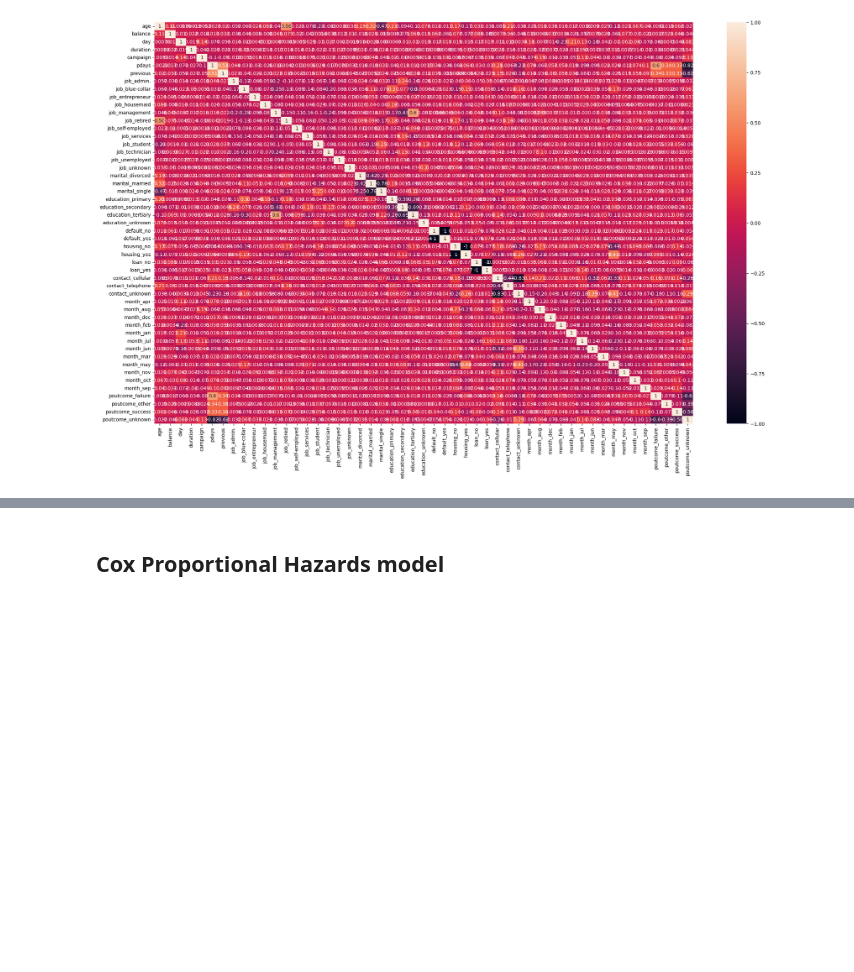
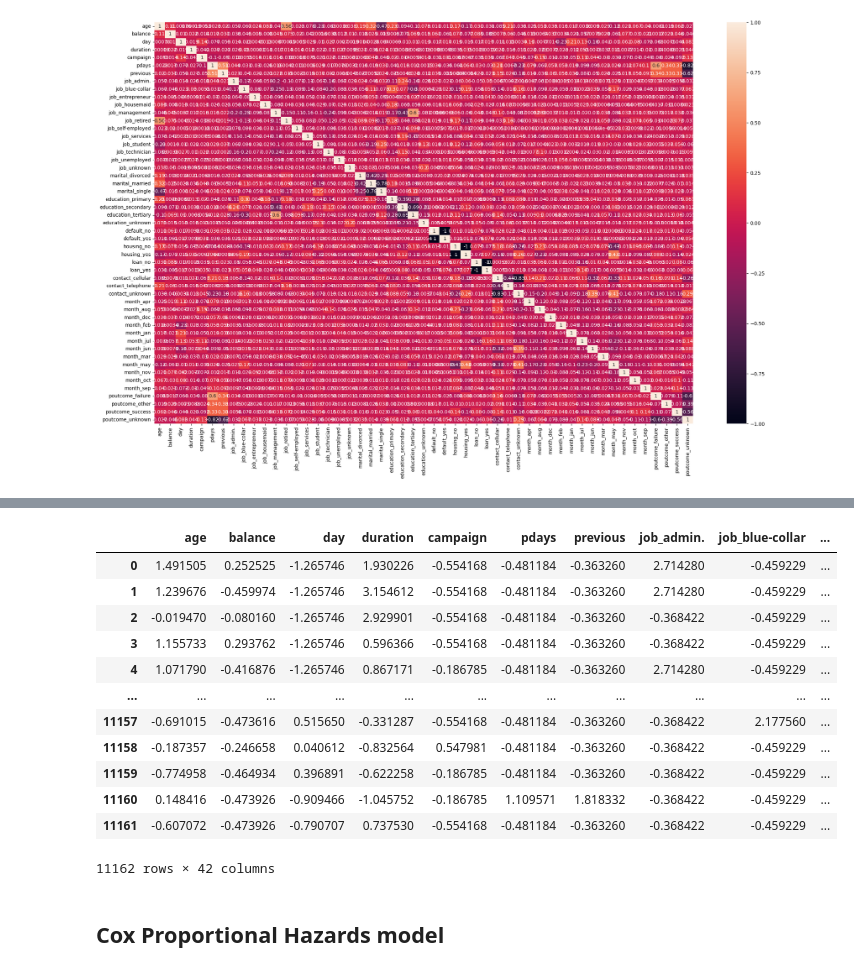
Before and after one commit to av1kav/jupyter-notebooks, a Jupyter notebook: SurvivalTimeAnalysis.ipynb, the cells around one changed output, grey strips where cells are left out. Drawn from its saved outputs; the diff is of its cells as text; code cells hidden in the pictures; blank space fills up the shorter version.

```diff
--- a/SurvivalTimeAnalysis.ipynb
+++ b/SurvivalTimeAnalysis.ipynb
@@ -88,4 +171,22 @@ sns.heatmap(cm2, xticklabels=cm2.columns, yticklabels=cm2.columns, annot=True)
 # %%
 # Scale predictors
+z_score_norm = preprocessing.StandardScaler()
+predictor_df_normalized = z_score_norm.fit_transform(predictors_df_nocorr)
+predictor_df_normalized = pd.DataFrame(predictor_df_normalized, columns = predictors_df_nocorr.columns)
+predictor_df_normalized
+# %% [output]
+|  | age | balance | day | duration | campaign | pdays | previous | job_admin. | job_blue-collar | ... |
+| 0 | 1.491505 | 0.252525 | -1.265746 | 1.930226 | -0.554168 | -0.481184 | -0.363260 | 2.714280 | -0.459229 | ... |
+| 1 | 1.239676 | -0.459974 | -1.265746 | 3.154612 | -0.554168 | -0.481184 | -0.363260 | 2.714280 | -0.459229 | ... |
+| 2 | -0.019470 | -0.080160 | -1.265746 | 2.929901 | -0.554168 | -0.481184 | -0.363260 | -0.368422 | -0.459229 | ... |
+| 3 | 1.155733 | 0.293762 | -1.265746 | 0.596366 | -0.554168 | -0.481184 | -0.363260 | -0.368422 | -0.459229 | ... |
+| 4 | 1.071790 | -0.416876 | -1.265746 | 0.867171 | -0.186785 | -0.481184 | -0.363260 | 2.714280 | -0.459229 | ... |
+| ... | ... | ... | ... | ... | ... | ... | ... | ... | ... | ... |
+| 11157 | -0.691015 | -0.473616 | 0.515650 | -0.331287 | -0.554168 | -0.481184 | -0.363260 | -0.368422 | 2.177560 | ... |
+| 11158 | -0.187357 | -0.246658 | 0.040612 | -0.832564 | 0.547981 | -0.481184 | -0.363260 | -0.368422 | -0.459229 | ... |
+| 11159 | -0.774958 | -0.464934 | 0.396891 | -0.622258 | -0.186785 | -0.481184 | -0.363260 | -0.368422 | -0.459229 | ... |
+| 11160 | 0.148416 | -0.473926 | -0.909466 | -1.045752 | -0.186785 | 1.109571 | 1.818332 | -0.368422 | -0.459229 | ... |
+| 11161 | -0.607072 | -0.473926 | -0.790707 | 0.737530 | -0.554168 | -0.481184 | -0.363260 | -0.368422 | -0.459229 | ... |
+11162 rows × 42 columns
 # %% [markdown]
 ## Cox Proportional Hazards model
```
Also changed, not shown: parts of 17 cells of this notebook, 4 other files.
